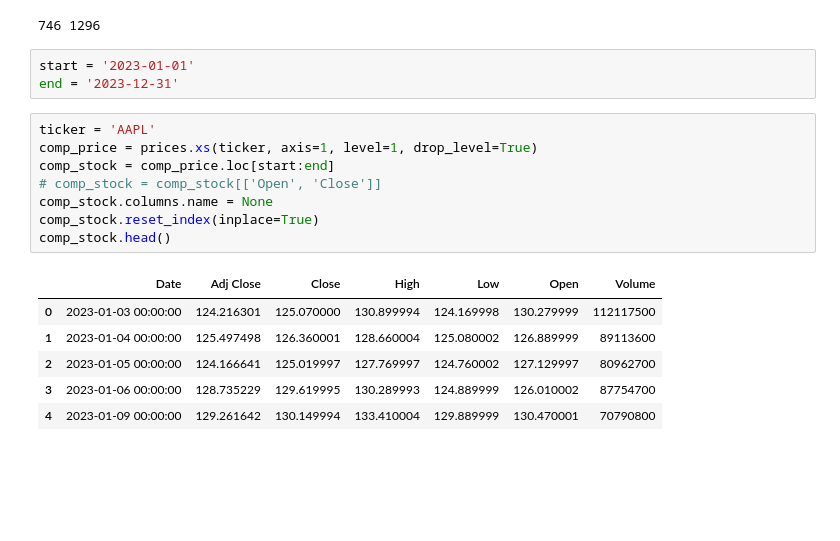
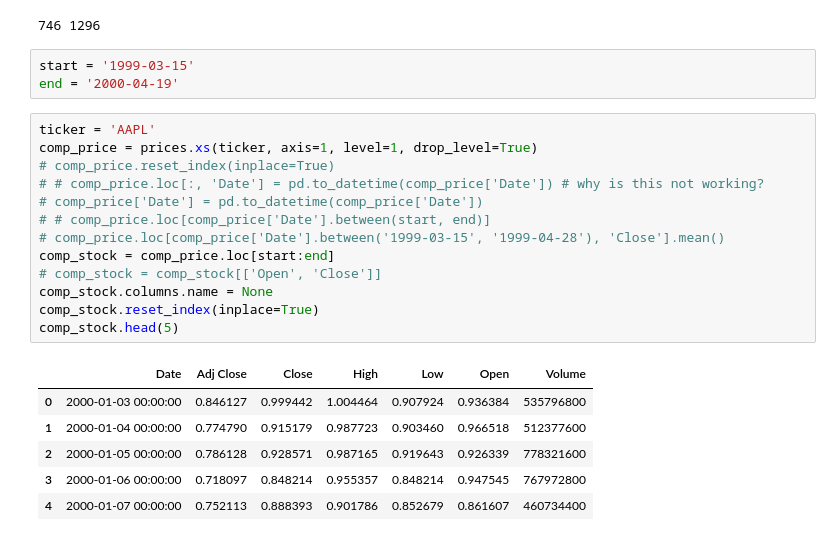
Before and after one commit to mydcxiao/vlm_behavioral_fin, a Jupyter notebook: data/sp500.ipynb, the cells around one changed output. Saved outputs shown, nothing was run; the diff lists cells and outputs as text; blank space fills up the shorter version.

```diff
--- a/data/sp500.ipynb
+++ b/data/sp500.ipynb
@@ -324,24 +310,29 @@ On 2020-04-30, EPS was reported for fiscal date ended on 2020-03-31, which was 0
 print(len(structured_quarterly_eps), len(narrative_quarterly_eps))
 # %% [output]
 746 1296
-# %%
-start = '2023-01-01'
-end = '2023-12-31'
+# %%
+start = '1999-03-15'
+end = '2000-04-19'
 # %%
 ticker = 'AAPL'
 comp_price = prices.xs(ticker, axis=1, level=1, drop_level=True)
+# comp_price.reset_index(inplace=True)
+# # comp_price.loc[:, 'Date'] = pd.to_datetime(comp_price['Date']) # why is this not working?
+# comp_price['Date'] = pd.to_datetime(comp_price['Date'])
+# # comp_price.loc[comp_price['Date'].between(start, end)]
+# comp_price.loc[comp_price['Date'].between('1999-03-15', '1999-04-28'), 'Close'].mean()
 comp_stock = comp_price.loc[start:end]
 # comp_stock = comp_stock[['Open', 'Close']]
 comp_stock.columns.name = None
 comp_stock.reset_index(inplace=True)
-comp_stock.head()
+comp_stock.head(5)
 # %% [output]
 |  | Date | Adj Close | Close | High | Low | Open | Volume |
-| 0 | 2023-01-03 00:00:00 | 124.216301 | 125.070000 | 130.899994 | 124.169998 | 130.279999 | 112117500 |
-| 1 | 2023-01-04 00:00:00 | 125.497498 | 126.360001 | 128.660004 | 125.080002 | 126.889999 | 89113600 |
-| 2 | 2023-01-05 00:00:00 | 124.166641 | 125.019997 | 127.769997 | 124.760002 | 127.129997 | 80962700 |
-| 3 | 2023-01-06 00:00:00 | 128.735229 | 129.619995 | 130.289993 | 124.889999 | 126.010002 | 87754700 |
-| 4 | 2023-01-09 00:00:00 | 129.261642 | 130.149994 | 133.410004 | 129.889999 | 130.470001 | 70790800 |
+| 0 | 2000-01-03 00:00:00 | 0.846127 | 0.999442 | 1.004464 | 0.907924 | 0.936384 | 535796800 |
+| 1 | 2000-01-04 00:00:00 | 0.774790 | 0.915179 | 0.987723 | 0.903460 | 0.966518 | 512377600 |
+| 2 | 2000-01-05 00:00:00 | 0.786128 | 0.928571 | 0.987165 | 0.919643 | 0.926339 | 778321600 |
+| 3 | 2000-01-06 00:00:00 | 0.718097 | 0.848214 | 0.955357 | 0.848214 | 0.947545 | 767972800 |
+| 4 | 2000-01-07 00:00:00 | 0.752113 | 0.888393 | 0.901786 | 0.852679 | 0.861607 | 460734400 |
 # %%
 import json
 with open('eps_history/data-AAPL.json', 'r') as f:
```
Also changed, not shown: parts of 4 cells of this notebook, 13 other files.
